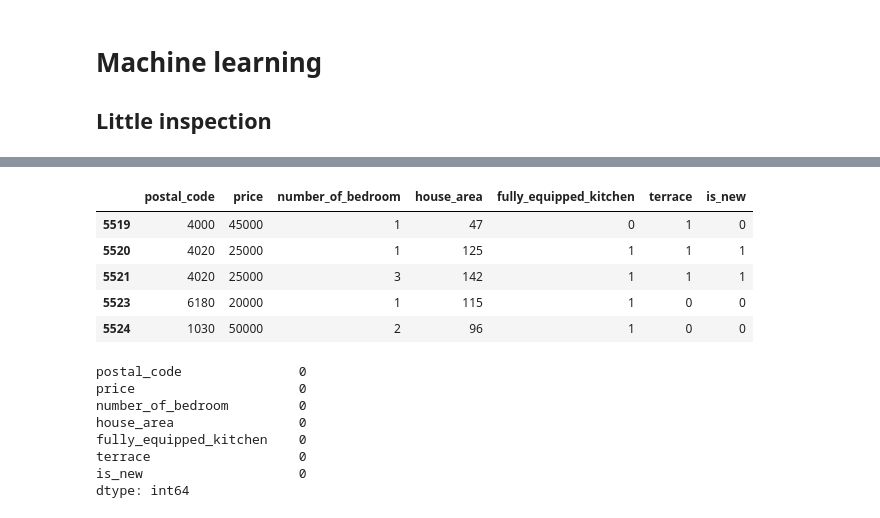
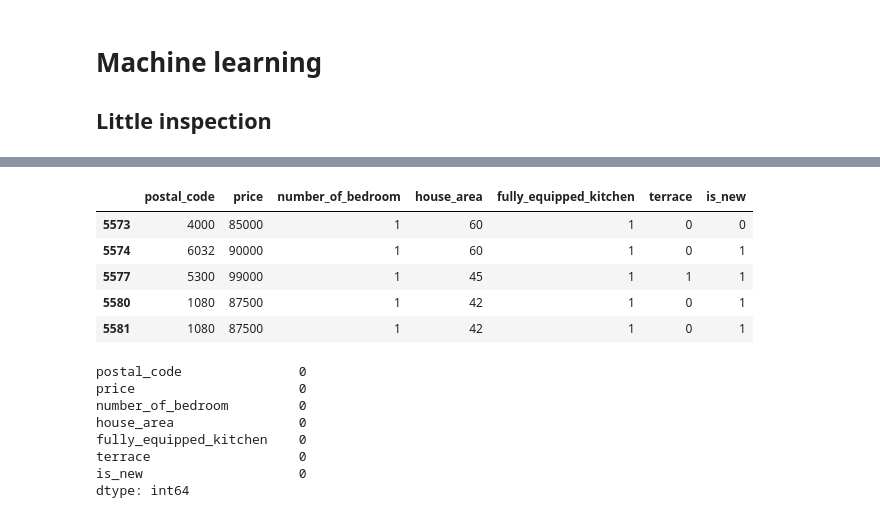
Before and after one commit to leersmathieu/my-ml-cheat-sheet, a Jupyter notebook: machine-learning.ipynb, the cells around one changed output, grey strips where cells are left out. Drawn from its saved outputs; the diff is of its cells as text; code cells hidden in the pictures.

```diff
--- a/machine-learning.ipynb
+++ b/machine-learning.ipynb
@@ -35,20 +35,19 @@ df.head()
 # %%
 # I retrieve only utils columns for my model
 
-df = df.iloc[:,0:9]
-df = df[df['type_of_property'] == 1]
-df.drop(columns=['type_of_property'],inplace=True)
-df = df.drop(columns=['garden'])
+df = df.iloc[:,0:7]
+# df.drop(columns=['type_of_property'],inplace=True)
+# df = df.drop(columns=['garden'])
 
 
 df.head()
 # %% [output]
 |  | postal_code | price | number_of_bedroom | house_area | fully_equipped_kitchen | terrace | is_new |
-| 5519 | 4000 | 45000 | 1 | 47 | 0 | 1 | 0 |
-| 5520 | 4020 | 25000 | 1 | 125 | 1 | 1 | 1 |
-| 5521 | 4020 | 25000 | 3 | 142 | 1 | 1 | 1 |
-| 5523 | 6180 | 20000 | 1 | 115 | 1 | 0 | 0 |
-| 5524 | 1030 | 50000 | 2 | 96 | 1 | 0 | 0 |
+| 5573 | 4000 | 85000 | 1 | 60 | 1 | 0 | 0 |
+| 5574 | 6032 | 90000 | 1 | 60 | 1 | 0 | 1 |
+| 5577 | 5300 | 99000 | 1 | 45 | 1 | 1 | 1 |
+| 5580 | 1080 | 87500 | 1 | 42 | 1 | 0 | 1 |
+| 5581 | 1080 | 87500 | 1 | 42 | 1 | 0 | 1 |
 # %%
 df.isna().sum()
 # %% [output]
```
Also changed, not shown: parts of 6 cells of this notebook, 2 other files.
